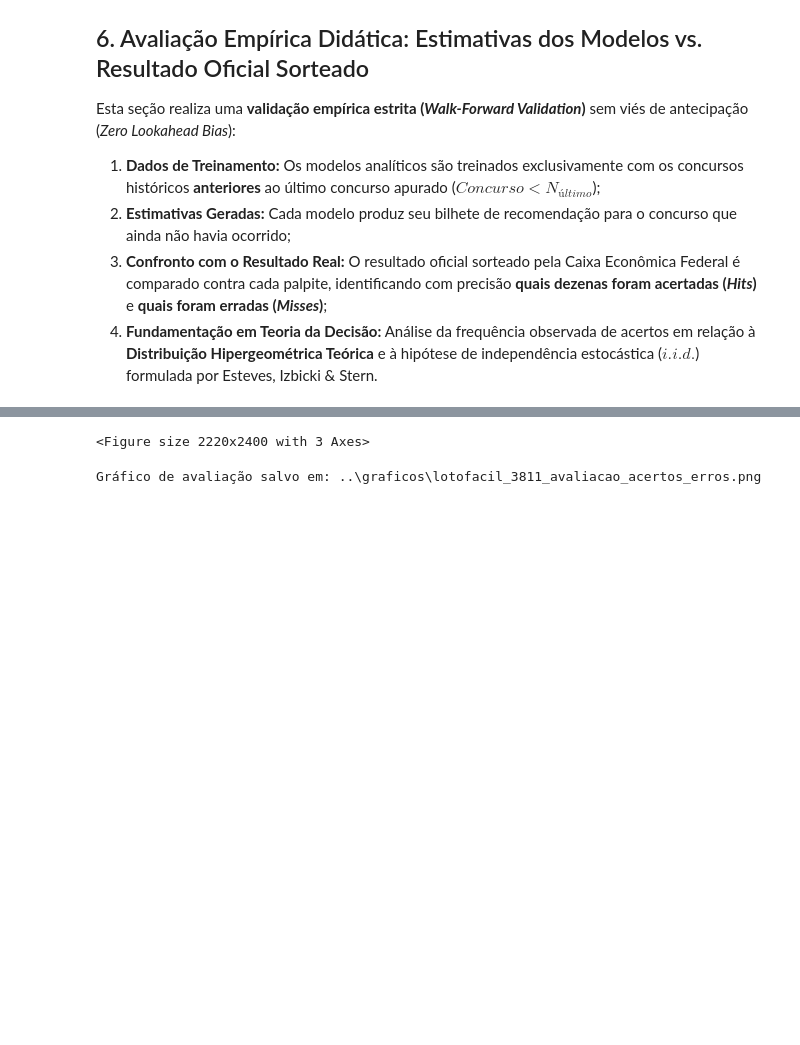
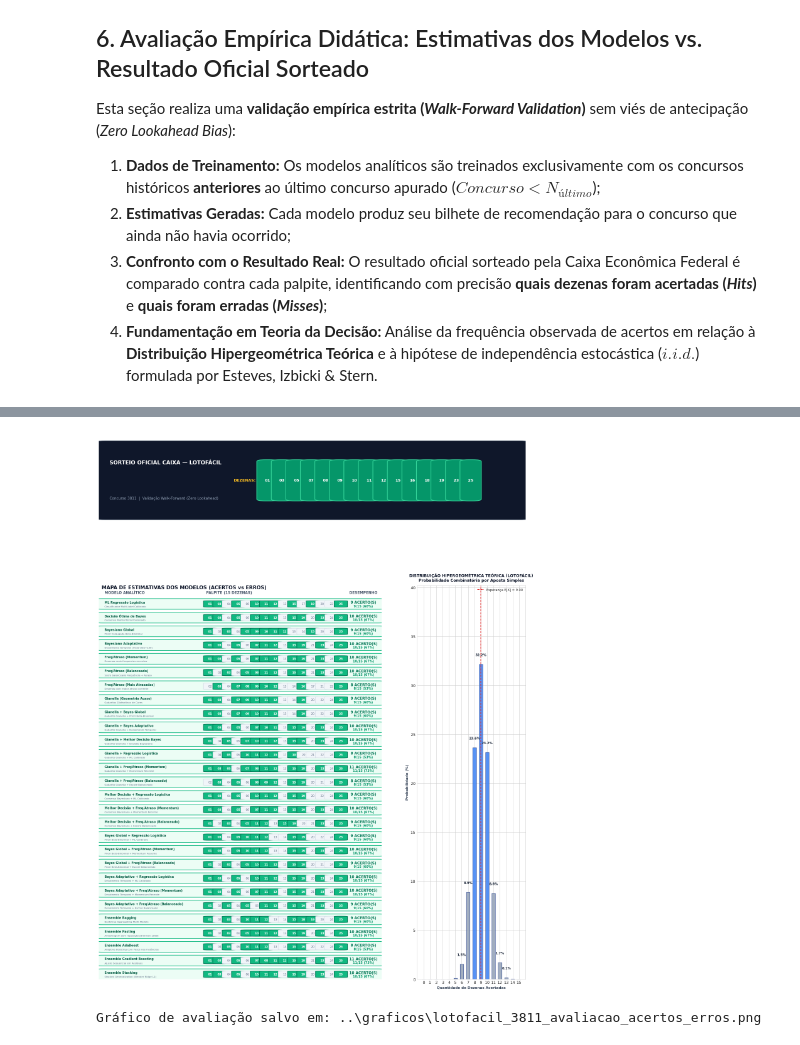
Before and after one commit to vinicius-matos7/teoria-da-decisao-loterias, a Jupyter notebook: notebooks/lotofacil.ipynb, the cells around one changed output, grey strips where cells are left out. Cells and saved outputs as stored; diff of their text form; code cells hidden in the pictures; blank space fills up the shorter version.

```diff
--- a/notebooks/lotofacil.ipynb
+++ b/notebooks/lotofacil.ipynb
@@ -728,6 +743,15 @@ m4_eval = GianellaColorTemplateModel(
     group_size=cfg.get('gianella_group_size', 10)
 ).fit(train_matrix)
 
+# Treinamento dos Métodos Ensemble (Géron, Cap. 7: Bagging, Pasting, AdaBoost, Gradient Boosting, Stacking)
+m_bagging_eval = LotteryBaggingModel(n_estimators=10, random_state=42).fit(train_matrix, cfg=cfg)
+m_pasting_eval = LotteryPastingModel(n_estimators=10, max_samples=0.8, random_state=42).fit(train_matrix, cfg=cfg)
+m_adaboost_eval = LotteryAdaBoostModel(n_estimators=10, learning_rate=1.0, random_state=42).fit(train_matrix, cfg=cfg)
+m_gradboost_eval = LotteryGradientBoostingModel(n_estimators=10, learning_rate=0.5, random_state=42).fit(train_matrix, cfg=cfg)
+m_stacking_eval = LotteryStackingModel(holdout_ratio=0.25, random_state=42).fit(train_matrix, cfg=cfg)
+m_adaboost_eval = LotteryAdaBoostModel(n_estimators=10, learning_rate=1.0, random_state=42).fit(train_matrix, cfg=cfg)
+m_gradboost_eval = LotteryGradientBoostingModel(n_estimators=10, learning_rate=0.5, random_state=42).fit(train_matrix, cfg=cfg)
+
 # Gerar palpites
 eval_models = [
     ('ML Regressão Logística', 'Classificador Multi-label Calibrado', sorted(m2_eval.predict_top_k(k_balls))),
@@ -752,6 +776,11 @@ eval_models = [
     ('Bayes Adaptativo + Regressão Logística', 'Decaimento Temporal + ML Calibrado', sorted(m_hybrid_eval.predict_bayes_adaptive_logistic_regression(k_balls))),
     ('Bayes Adaptativo + Freq/Atraso (Momentum)', 'Decaimento Temporal + Momentum Recente', sorted(m_hybrid_eval.predict_bayes_adaptive_momentum(k_balls))),
     ('Bayes Adaptativo + Freq/Atraso (Balanceado)', 'Decaimento Temporal + Escore Balanceado', sorted(m_hybrid_eval.predict_bayes_adaptive_balanced(k_balls))),
+    ('Ensemble Bagging', 'Bootstrap Aggregating Multi-Modelo', sorted(m_bagging_eval.predict_top_k(k_balls))),
+    ('Ensemble Pasting', 'Amostragem sem reposição (Breiman 1999)', sorted(m_pasting_eval.predict_top_k(k_balls))),
+    ('Ensemble AdaBoost', 'Adaptive Boosting com Pesos nas Instâncias', sorted(m_adaboost_eval.predict_top_k(k_balls))),
+    ('Ensemble Gradient Boosting', 'Ajuste Sequencial em Resíduos', sorted(m_gradboost_eval.predict_top_k(k_balls))),
+    ('Ensemble Stacking', 'Stacked Generalization (Blender Ridge L2)', sorted(m_stacking_eval.predict_top_k(k_balls))),
 ]
 
 # Votação Consenso
@@ -781,46 +810,46 @@ for name_m, sub_m, bet_arr in eval_models:
 df_comparativo = pd.DataFrame(tabela_linhas)
 print(df_comparativo[['Modelo', 'Qtd Acertos', 'Acertos (Hits)', 'Taxa (%)']].to_string(index=False))
 
-# 4. Geração do Painel Gráfico Didático (Layout Adaptativo por Modalidade)
+# 4. Geração do Painel Gráfico Didático (Layout Adaptativo e Perfeitamente Proporcional)
 if k_balls <= 6:
-    fig_w, fig_h = 16.0, 20.0
-    w_ratios = [1.35, 1.0]
-    bx_start = 0.45
-    badge_w = 0.048
-    b_step = 0.058
-    desemp_x = 0.895
-    pill_start_x = 0.52
-    pill_w = 0.052
-    pill_step = 0.065
-    pill_font = 12.0
-    badge_font = 8.0
-    name_font = 8.2
-    sub_font = 6.6
+    fig_w, fig_h = 17.0, 24.0
+    w_ratios = [1.5, 1.0]
+    bx_start = 0.440
+    badge_w = 0.046
+    b_step = 0.056
+    desemp_x = 0.900
+    pill_start_x = 0.460
+    pill_w = 0.048
+    pill_step = 0.058
+    pill_font = 11.5
+    badge_font = 7.8
+    name_font = 7.8
+    sub_font = 6.2
     head_title = f"SORTEIO OFICIAL CAIXA — {game_name.upper()} CONCURSO {latest_concurso}"
     head_sub = "Validação Walk-Forward Estrita (Treinamento sem Viés de Antecipação)"
     sorteio_lbl = "SORTEIO:"
     max_k_eval = min(k_balls, 5)
 else:
-    # Lotofácil (15 dezenas)
-    fig_w, fig_h = 18.5, 20.0
-    w_ratios = [2.05, 1.0]
-    bx_start = 0.272
-    badge_w = 0.0335
-    b_step = 0.0385
-    desemp_x = 0.922
-    pill_start_x = 0.330
-    pill_w = 0.038
-    pill_step = 0.0425
-    pill_font = 10.5
-    badge_font = 8.5
-    name_font = 8.8
-    sub_font = 7.2
+    # Lotofácil (15 dezenas com espaço amplo sem sobreposição de texto e badges)
+    fig_w, fig_h = 19.5, 25.0
+    w_ratios = [2.6, 1.0]
+    bx_start = 0.380
+    badge_w = 0.027
+    b_step = 0.033
+    desemp_x = 0.935
+    pill_start_x = 0.380
+    pill_w = 0.030
+    pill_step = 0.034
+    pill_font = 10.0
+    badge_font = 7.6
+    name_font = 7.8
+    sub_font = 6.2
     head_title = f"SORTEIO OFICIAL CAIXA — {game_name.upper()}"
     head_sub = f"Concurso {latest_concurso}  |  Validação Walk-Forward (Zero Lookahead)"
     sorteio_lbl = "DEZENAS:"
     max_k_eval = min(k_balls, 15)
 
-fig = plt.figure(figsize=(fig_w, fig_h), dpi=120)
+fig = plt.figure(figsize=(fig_w, fig_h), dpi=90)
 gs = fig.add_gridspec(2, 2, height_ratios=[1.0, 4.4], width_ratios=w_ratios, hspace=0.25, wspace=0.18)
 
 # (A) Cabeçalho com o Sorteio Real
@@ -971,5 +1000,5 @@ Bayes Adaptativo + Freq/Atraso (Balanceado)            9           01 - 03 - 05
+[figure, added]
-<Figure size 2220x2400 with 3 Axes>
+Gráfico de avaliação salvo em: ..\graficos\lotofacil_3811_avaliacao_acertos_erros.png
-Gráfico de avaliação salvo em: ..\graficos\lotofacil_3811_avaliacao_acertos_erros.png
 # %% [markdown]
 ### 📈 Avaliação Empírica: Estimativas vs Resultado Oficial (Lotofácil)
 ![Avaliação Empírica - Lotofácil](../graficos/lotofacil_avaliacao_acertos_erros.png)
```
Also changed, not shown: parts of 8 cells of this notebook, 17 other files.
